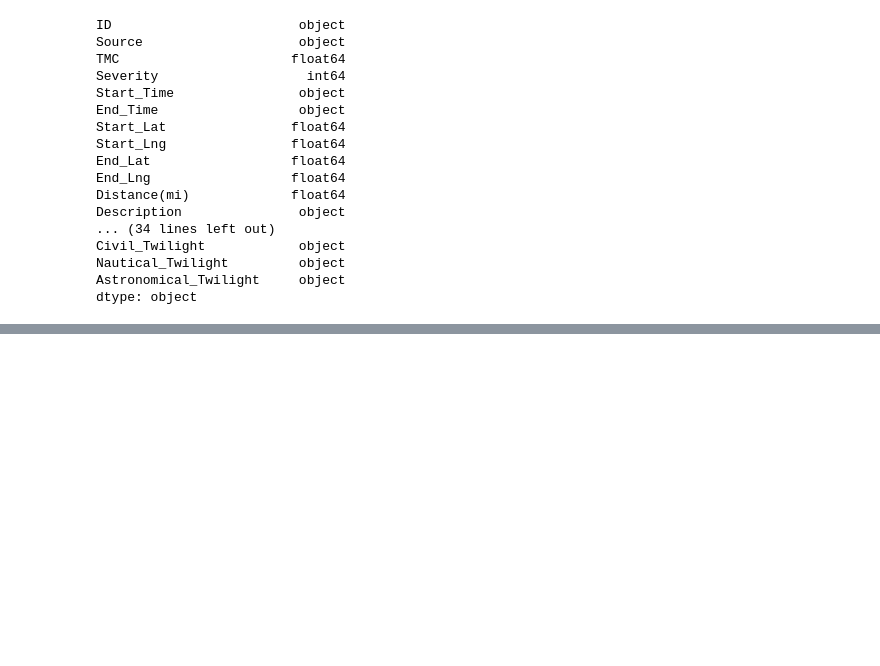
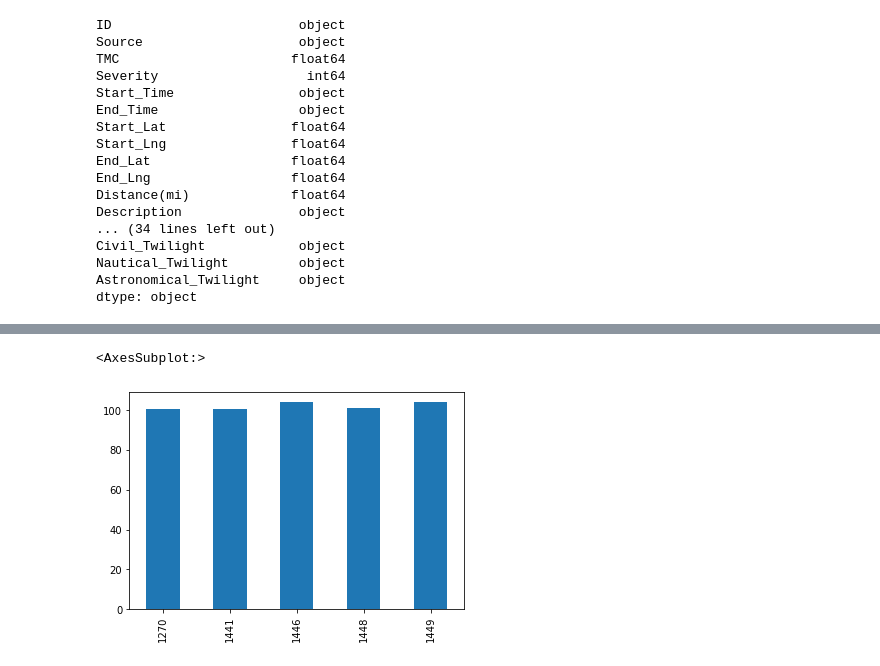
Before and after one commit to moonchuchu/springboard, a Jupyter notebook: Traffic_Accident/California Traffic Data.ipynb, the cells around one changed output, grey strips where cells are left out. Drawn from its saved outputs; the diff is of its cells as text; code cells hidden in the pictures; blank space fills up the shorter version.

```diff
--- a/Traffic_Accident/California Traffic Data.ipynb
+++ b/Traffic_Accident/California Traffic Data.ipynb
@@ -221,12 +235,18 @@ cal.describe()
 # %%
 # The data looks suspicious where it has 127F temp and 822 Wind_speed.
 cal.loc[cal['Temperature(F)'] > 125,].transpose()
+high_temp_100=cal.loc[cal['Temperature(F)'] > 100,]
+high_temp_100
+
 # looks like just summer days..
+#plotdata=cal['Temperature(F)']
 
-plotdata=cal['Temperature(F)']
+plotdata=high_temp_100['Temperature(F)']
 temp=plotdata.head()
-
 temp.plot(kind="bar")
+# %% [output]
+<AxesSubplot:>
+[figure, added]
 # %%
 # The data looks suspicious where it has 127F temp and 822 Wind_speed.
 cal.loc[cal['Wind_Speed(mph)'] > 822,].transpose()
```
Also changed, not shown: parts of 8 cells of this notebook.
